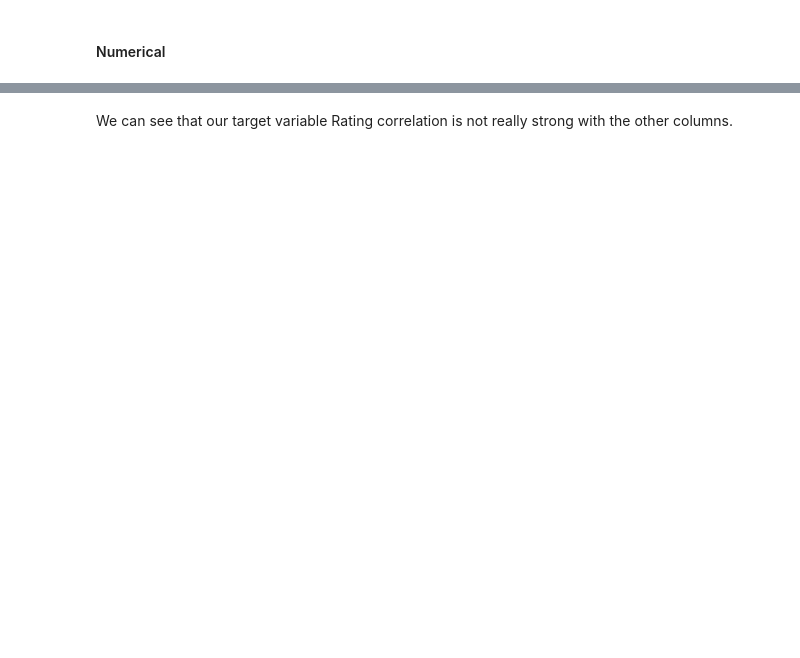
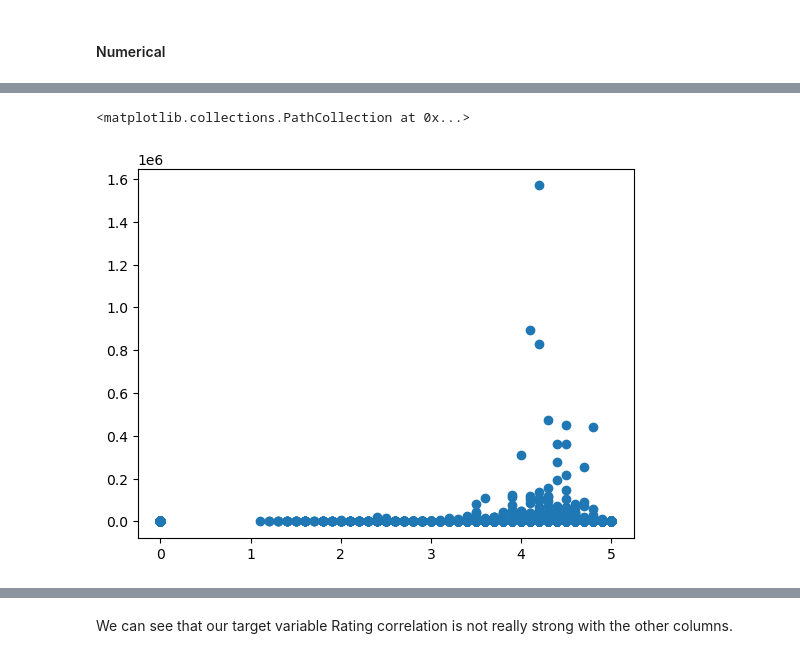
Before and after one commit to LouLan99/User-Rating-Prediction-Model, a Jupyter notebook: notebooks/02-eda copy.ipynb, the cells around one changed output, grey strips where cells are left out. Drawn from its saved outputs; the diff is of its cells as text; code cells hidden in the pictures; blank space fills up the shorter version.

```diff
--- a/notebooks/02-eda copy.ipynb
+++ b/notebooks/02-eda copy.ipynb
@@ -268,0 +176,5 @@ Name: count, Length: 79, dtype: int64
+# %%
+plt.scatter(df_clean['Rating'], df_clean['Rating Count'])
+# %% [output]
+<matplotlib.collections.PathCollection at 0x...>
+[figure, added]
```
Also changed, not shown: parts of 26 cells of this notebook.
